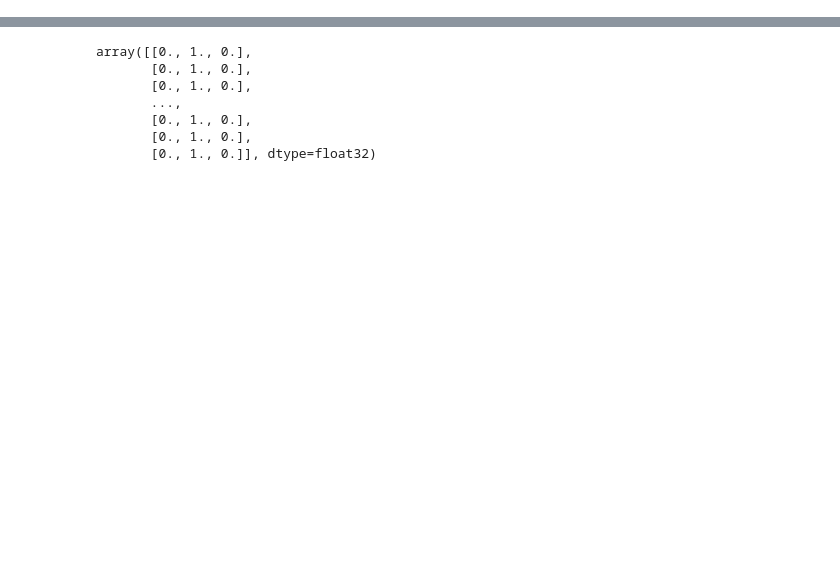
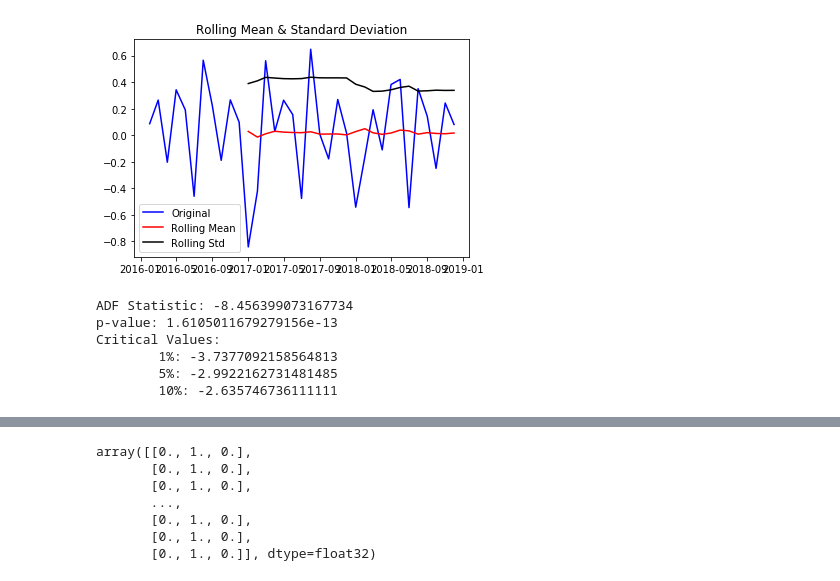
Before and after one commit to jauntydl/PJT3-MITHDH, a Jupyter notebook: Untitled.ipynb, the cells around one changed output, grey strips where cells are left out. Cells and saved outputs as stored; diff of their text form; code cells hidden in the pictures; blank space fills up the shorter version.

```diff
--- a/Untitled.ipynb
+++ b/Untitled.ipynb
@@ -102,0 +198,12 @@ memory usage: 3.0+ MB
+# %%
+df_log_shift = df_log - df_log.shift()
+df_log_shift.dropna(inplace=True)
+get_stationarity(df_log_shift)
+# %% [output]
+[figure, added]
+ADF Statistic: -8.456399073167734
+p-value: 1.6105011679279156e-13
+Critical Values:
+        1%: -3.7377092158564813
+        5%: -2.9922162731481485
+        10%: -2.635746736111111
```
Also changed, not shown: parts of 26 cells of this notebook.
